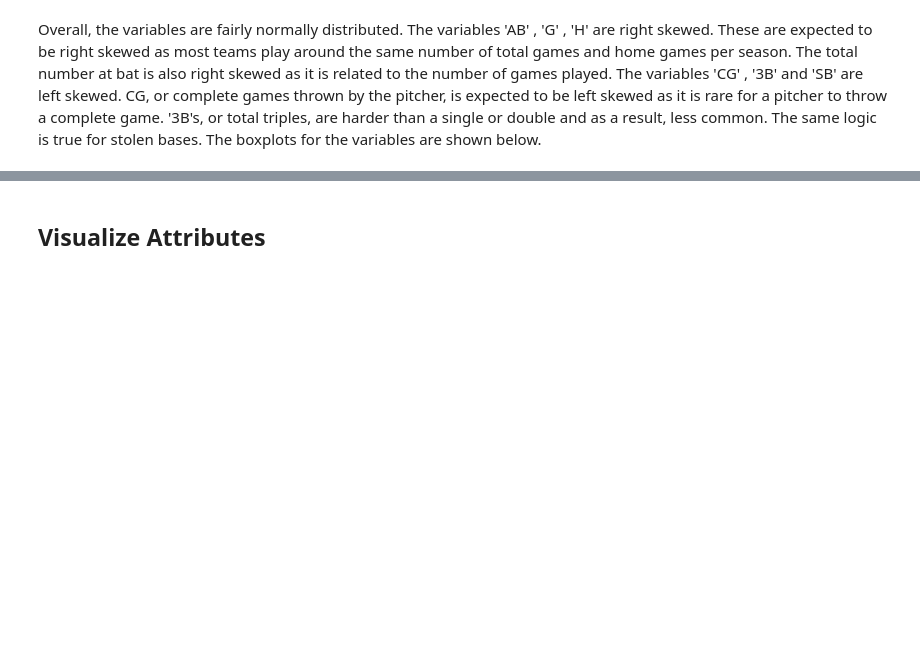
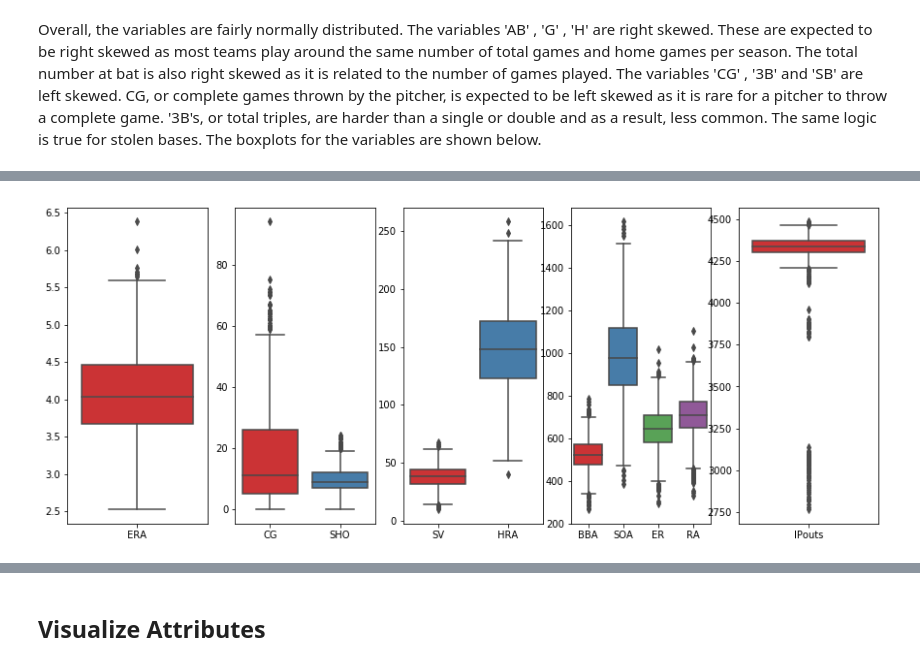
Before and after one commit to georgesturrock/7331_Lab1, a Jupyter notebook: Team2_Lab1.ipynb, the cells around one changed output, grey strips where cells are left out. Saved outputs shown, nothing was run; the diff lists cells and outputs as text; code cells hidden in the pictures; blank space fills up the shorter version.

```diff
--- a/Team2_Lab1.ipynb
+++ b/Team2_Lab1.ipynb
@@ -506,7 +508,11 @@ fig.show()
 # %%
-fig, ax =plt.subplots(1,3, figsize=(25,4))
-sns.boxplot(data=pitchingdf[['ERA', 'CG', 'SHO' , 'SV', 'HRA']], palette="Set1", ax=ax[0])
-sns.boxplot(data=pitchingdf[['BBA', 'SOA', 'ER', 'RA']], palette="Set1", ax=ax[1])
-sns.boxplot(data=pitchingdf[['IPouts', 'BBA']], palette="Set1", ax=ax[2])
-fig.show()
+fig, ax =plt.subplots(1,5, figsize=(15,6))
+sns.boxplot(data=pitchingdf[['ERA']], palette="Set1", ax=ax[0])
+sns.boxplot(data=pitchingdf[['CG' , 'SHO']], palette="Set1", ax=ax[1])
+sns.boxplot(data=pitchingdf[['SV', 'HRA']], palette="Set1", ax=ax[2])
+sns.boxplot(data=pitchingdf[['BBA', 'SOA', 'ER', 'RA']], palette="Set1", ax=ax[3])
+sns.boxplot(data=pitchingdf[['IPouts']], palette="Set1", ax=ax[4])
+plt.show()
+# %% [output]
+[figure, added]
 # %%
```
Also changed, not shown: parts of 2 cells of this notebook.
